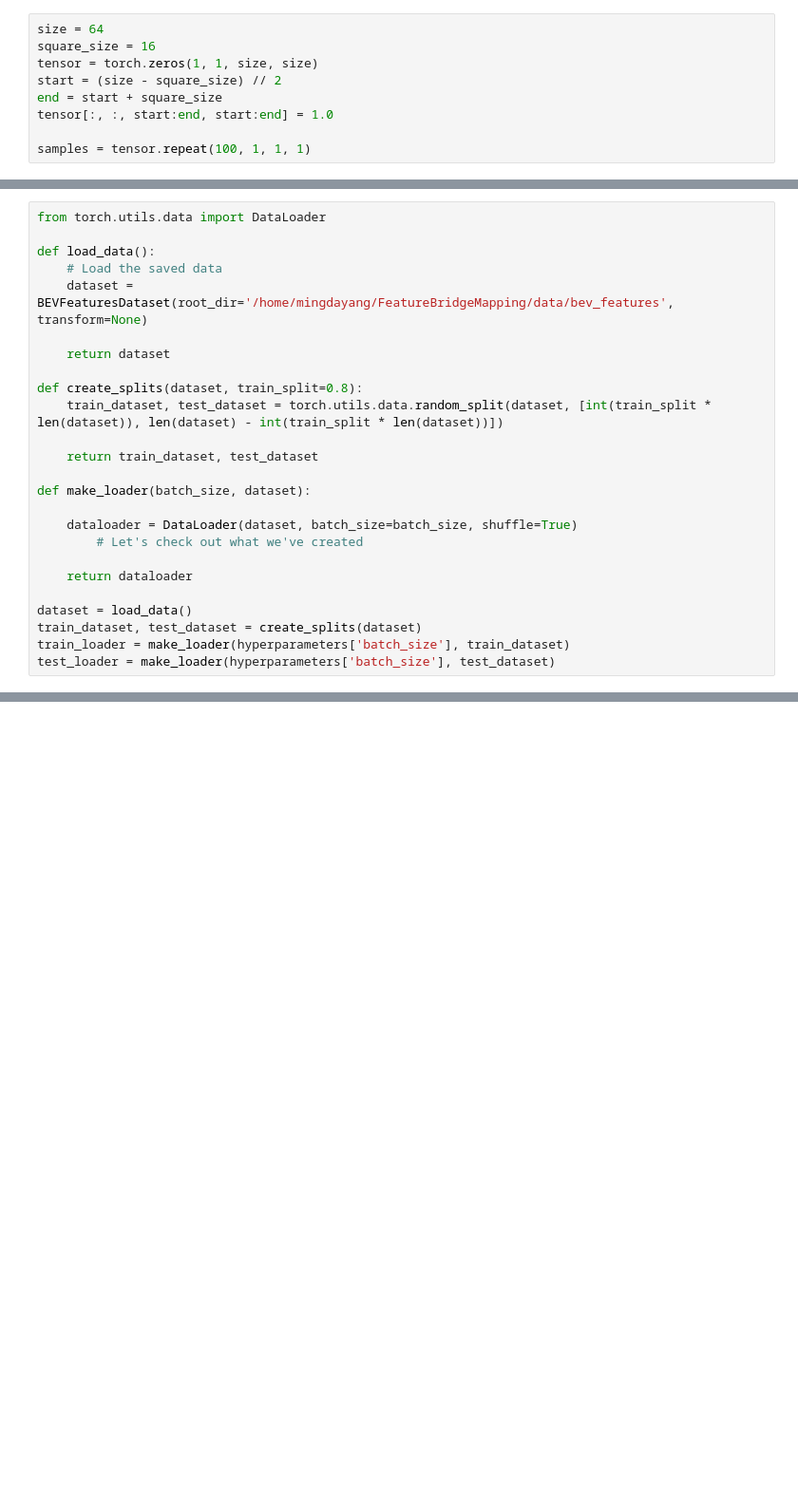
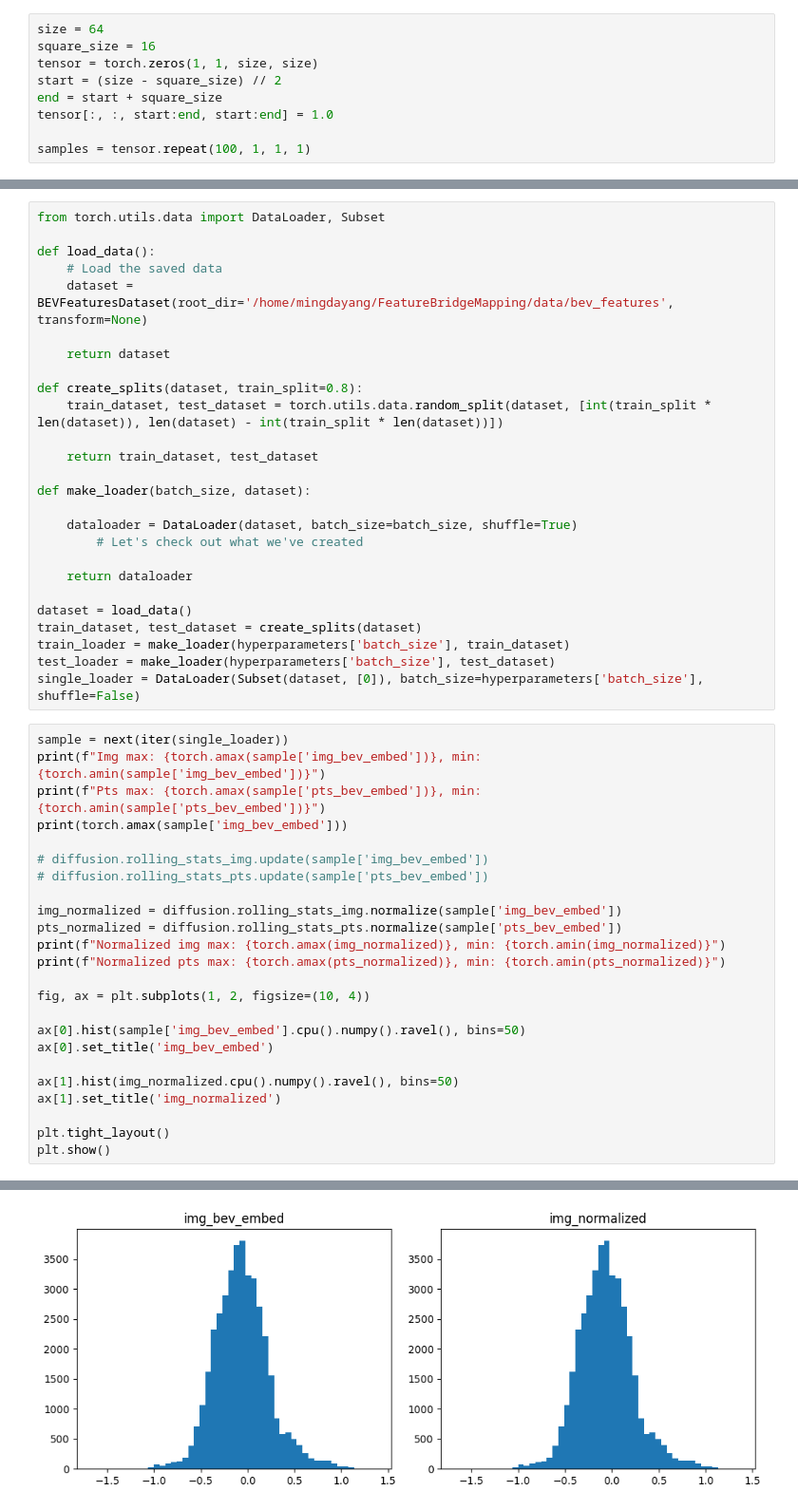
Before and after one commit to mln9d4/FeatureBridgeMapping, a Jupyter notebook: self_implemented.ipynb, the cells around one changed output, grey strips where cells are left out. Shown at 95% size. Cells and saved outputs as stored; diff of their text form; blank space fills up the shorter version.

```diff
--- a/self_implemented.ipynb
+++ b/self_implemented.ipynb
@@ -640,5 +782,5 @@ plt.colorbar()
 # %%
-from torch.utils.data import DataLoader
+from torch.utils.data import DataLoader, Subset
 
 def load_data():
     # Load the saved data
@@ -662,3 +804,29 @@ dataset = load_data()
 train_dataset, test_dataset = create_splits(dataset)
 train_loader = make_loader(hyperparameters['batch_size'], train_dataset)
 test_loader = make_loader(hyperparameters['batch_size'], test_dataset)
+single_loader = DataLoader(Subset(dataset, [0]), batch_size=hyperparameters['batch_size'], shuffle=False)
+# %%
+sample = next(iter(single_loader))
+print(f"Img max: {torch.amax(sample['img_bev_embed'])}, min: {torch.amin(sample['img_bev_embed'])}")
+print(f"Pts max: {torch.amax(sample['pts_bev_embed'])}, min: {torch.amin(sample['pts_bev_embed'])}")
+print(torch.amax(sample['img_bev_embed']))
+
+# diffusion.rolling_stats_img.update(sample['img_bev_embed'])
+# diffusion.rolling_stats_pts.update(sample['pts_bev_embed'])
+
+img_normalized = diffusion.rolling_stats_img.normalize(sample['img_bev_embed'])
+pts_normalized = diffusion.rolling_stats_pts.normalize(sample['pts_bev_embed'])
+print(f"Normalized img max: {torch.amax(img_normalized)}, min: {torch.amin(img_normalized)}")
+print(f"Normalized pts max: {torch.amax(pts_normalized)}, min: {torch.amin(pts_normalized)}")
+
+fig, ax = plt.subplots(1, 2, figsize=(10, 4))
+
+ax[0].hist(sample['img_bev_embed'].cpu().numpy().ravel(), bins=50)
+ax[0].set_title('img_bev_embed')
+
+ax[1].hist(img_normalized.cpu().numpy().ravel(), bins=50)
+ax[1].set_title('img_normalized')
+
+plt.tight_layout()
+plt.show()
+# %% [output]
@@ -665,3 +838,4 @@ test_loader = make_loader(hyperparameters['batch_size'], test_dataset)
+[figure, added]
 # %%
 # simple training loop using the existing `tensor` as toy data
 device = 'cuda'
```
Also changed, not shown: parts of 27 cells of this notebook, 3 other files.
